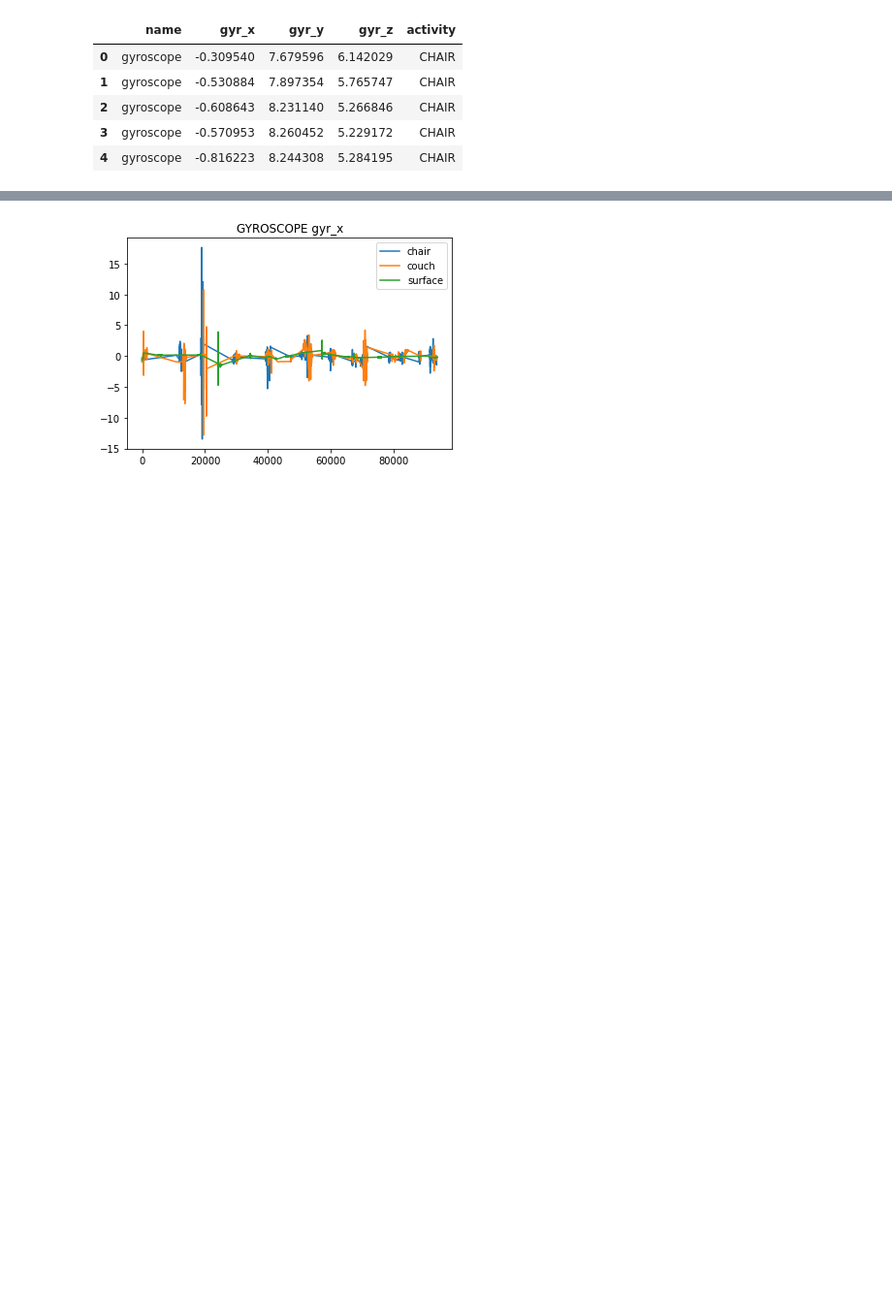
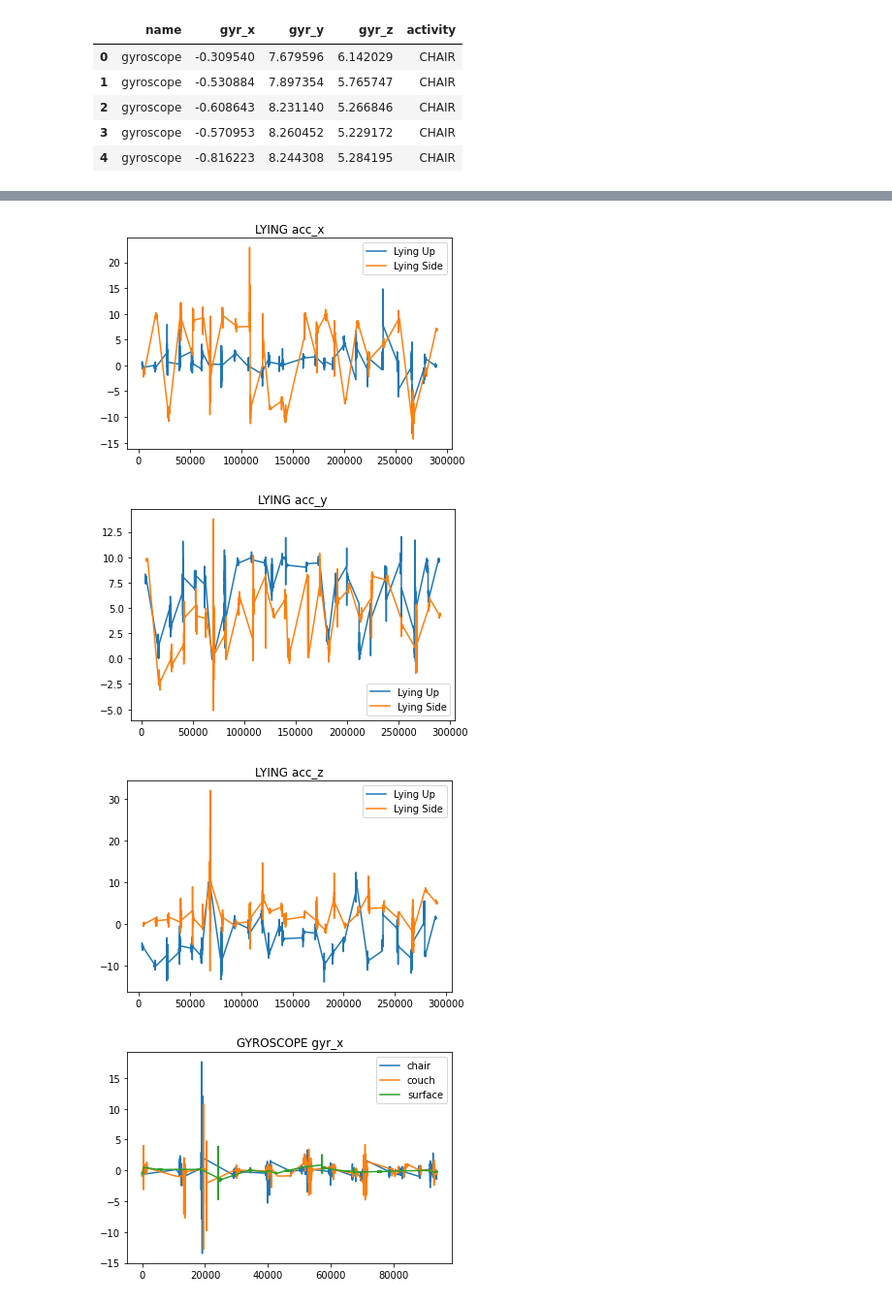
Before and after one commit to kartikvirendrar/Cristl, a Jupyter notebook: data_preprocessing.ipynb, the cells around one changed output, grey strips where cells are left out. Shown at 97% size. Saved outputs shown, nothing was run; the diff lists cells and outputs as text; code cells hidden in the pictures; blank space fills up the shorter version.

```diff
--- a/data_preprocessing.ipynb
+++ b/data_preprocessing.ipynb
@@ -31,9 +31,13 @@ gyroscope.head()
 accchair= accelerometer[accelerometer['activity'] == 'CHAIR']
 acccouch= accelerometer[accelerometer['activity'] == 'COUCH']
 accsurface= accelerometer[accelerometer['activity'] == 'SURFACE']
+acclyingup= accelerometer[accelerometer['activity'] == 'LYING_UP']
+acclyingside= accelerometer[accelerometer['activity'] == 'LYING_SIDE']
 
 gyrchair= gyroscope[gyroscope['activity'] == 'CHAIR']
 gyrcouch= gyroscope[gyroscope['activity'] == 'COUCH']
 gyrsurface= gyroscope[gyroscope['activity'] == 'SURFACE']
+gyrlyingup= gyroscope[gyroscope['activity'] == 'LYING_UP']
+gyrlyingside= gyroscope[gyroscope['activity'] == 'LYING_SIDE']
 # %%
 import matplotlib.pyplot as plt
@@ -64,3 +68,25 @@ plt.show()
+# %%
+plt.title("LYING acc_x")
+plt.plot(acclyingup["acc_x"], label="Lying Up")
+plt.plot(acclyingside["acc_x"], label="Lying Side")
+plt.legend()
+plt.show()
+
+plt.title("LYING acc_y")
+plt.plot(acclyingup["acc_y"], label="Lying Up")
+plt.plot(acclyingside["acc_y"], label="Lying Side")
+plt.legend()
+plt.show()
+
+plt.title("LYING acc_z")
+plt.plot(acclyingup["acc_z"], label="Lying Up")
+plt.plot(acclyingside["acc_z"], label="Lying Side")
+plt.legend()
+plt.show()
+# %% [output]
+[figure, added]
+[figure, added]
+[figure, added]
 # %%
 plt.title("GYROSCOPE gyr_x")
 plt.plot(gyrchair["gyr_x"], label="chair")
```
Also changed, not shown: parts of 2 cells of this notebook.
